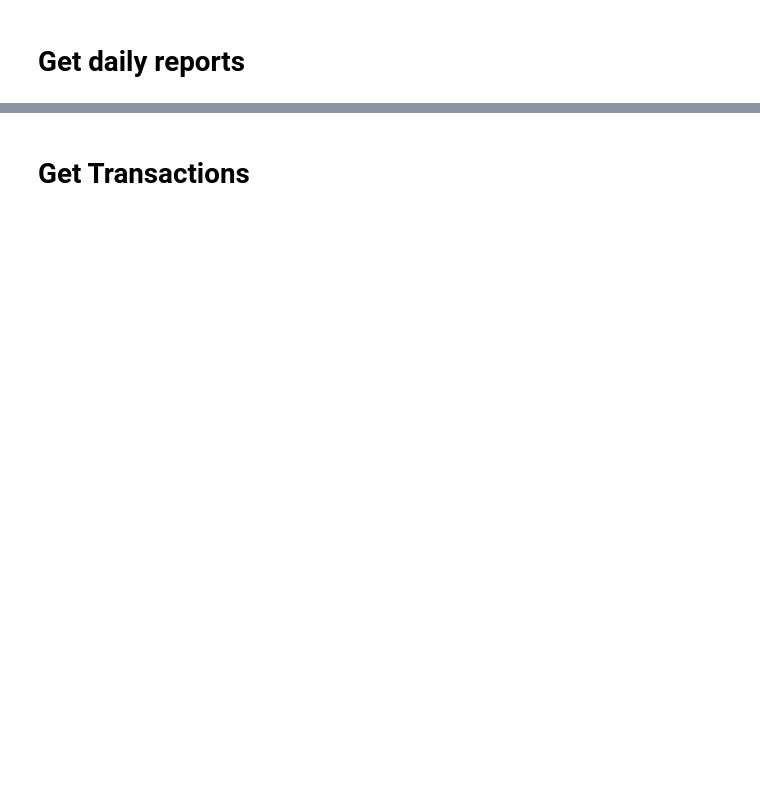
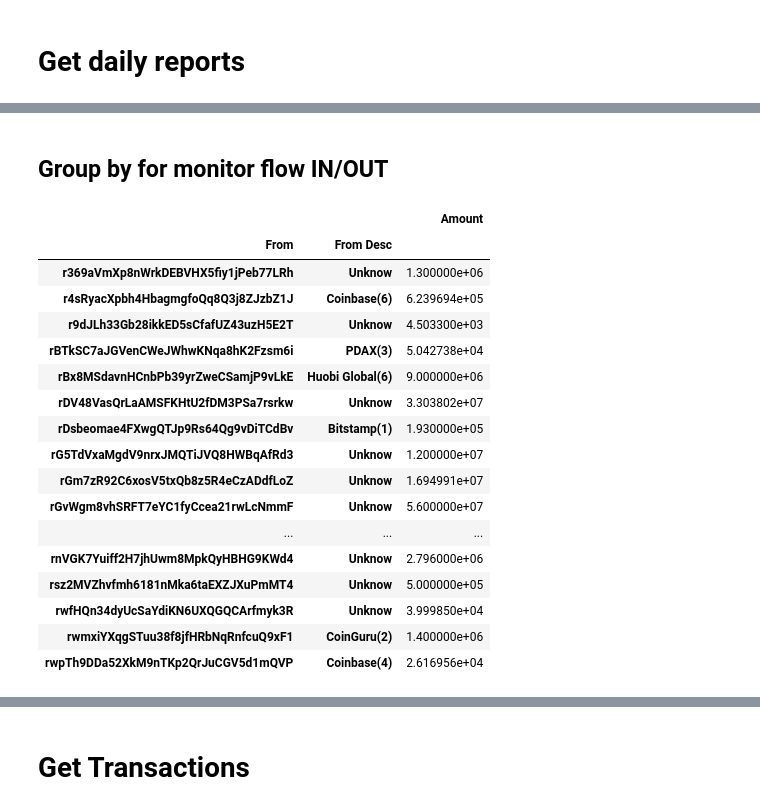
Before and after one commit to damrongsak/xrpscan, a Jupyter notebook: xrpscan.ipynb, the cells around one changed output, grey strips where cells are left out. Saved outputs shown, nothing was run; the diff lists cells and outputs as text; code cells hidden in the pictures; blank space fills up the shorter version.

Commit message:
Update --- - Add tracking IN/OUT Flow

```diff
--- a/xrpscan.ipynb
+++ b/xrpscan.ipynb
@@ -205,0 +447,8 @@ JSON(data['transactions'][17], expanded=True)
+# %%
+df_name = load_account()
+# ACCOUNT_ADDRESS = 'rBszWJzYpNoqoY4xKuGUpN23b6EBT41ocF'
+print(ACCOUNT_ADDRESS)
+data = load_transactions(ACCOUNT_ADDRESS)
+df_trans = convert_to_dataframe(ACCOUNT_ADDRESS, data)
+#JSON(data, expanded=True)
+df_trans
@@ -205,0 +470,24 @@ JSON(data['transactions'][17], expanded=True)
+# %% [markdown]
+## Group by for monitor flow IN/OUT
+# %%
+df_flow_in = df_trans.loc[df_trans.Flow == 'IN'].groupby(['From', 'From Desc']).agg({"Amount": "sum"})
+df_flow_in
+# %% [output]
+|  |  | Amount |
+| From | From Desc |  |
+| r369aVmXp8nWrkDEBVHX5fiy1jPeb77LRh | Unknow | 1.300000e+06 |
+| r4sRyacXpbh4HbagmgfoQq8Q3j8ZJzbZ1J | Coinbase(6) | 6.239694e+05 |
+| r9dJLh33Gb28ikkED5sCfafUZ43uzH5E2T | Unknow | 4.503300e+03 |
+| rBTkSC7aJGVenCWeJWhwKNqa8hK2Fzsm6i | PDAX(3) | 5.042738e+04 |
+| rBx8MSdavnHCnbPb39yrZweCSamjP9vLkE | Huobi Global(6) | 9.000000e+06 |
+| rDV48VasQrLaAMSFKHtU2fDM3PSa7rsrkw | Unknow | 3.303802e+07 |
+| rDsbeomae4FXwgQTJp9Rs64Qg9vDiTCdBv | Bitstamp(1) | 1.930000e+05 |
+| rG5TdVxaMgdV9nrxJMQTiJVQ8HWBqAfRd3 | Unknow | 1.200000e+07 |
+| rGm7zR92C6xosV5txQb8z5R4eCzADdfLoZ | Unknow | 1.694991e+07 |
+| rGvWgm8vhSRFT7eYC1fyCcea21rwLcNmmF | Unknow | 5.600000e+07 |
+| ... | ... | ... |
+| rnVGK7Yuiff2H7jhUwm8MpkQyHBHG9KWd4 | Unknow | 2.796000e+06 |
+| rsz2MVZhvfmh6181nMka6taEXZJXuPmMT4 | Unknow | 5.000000e+05 |
+| rwfHQn34dyUcSaYdiKN6UXQGQCArfmyk3R | Unknow | 3.999850e+04 |
+| rwmxiYXqgSTuu38f8jfHRbNqRnfcuQ9xF1 | CoinGuru(2) | 1.400000e+06 |
+| rwpTh9DDa52XkM9nTKp2QrJuCGV5d1mQVP | Coinbase(4) | 2.616956e+04 |
```
Also changed, not shown: parts of 45 cells of this notebook, 5 other files.
